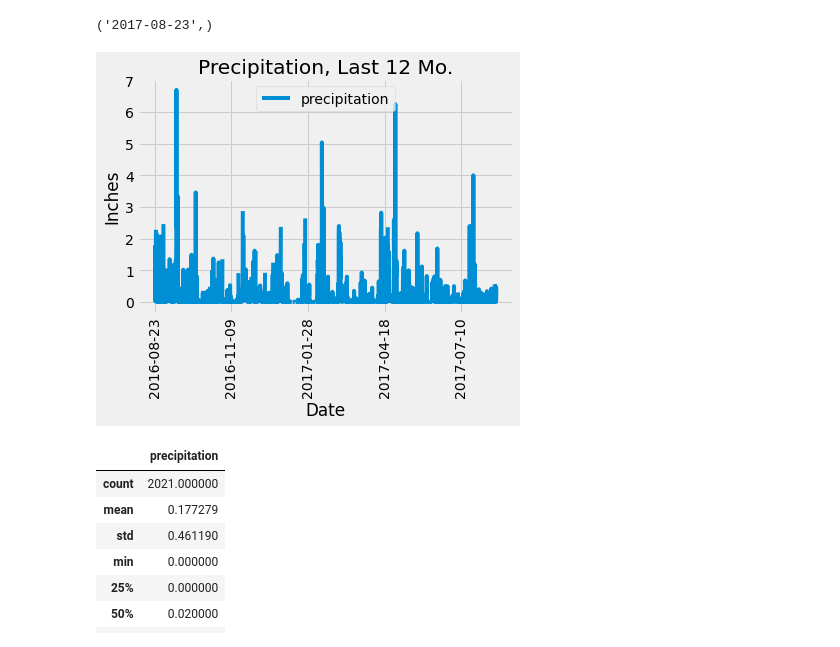
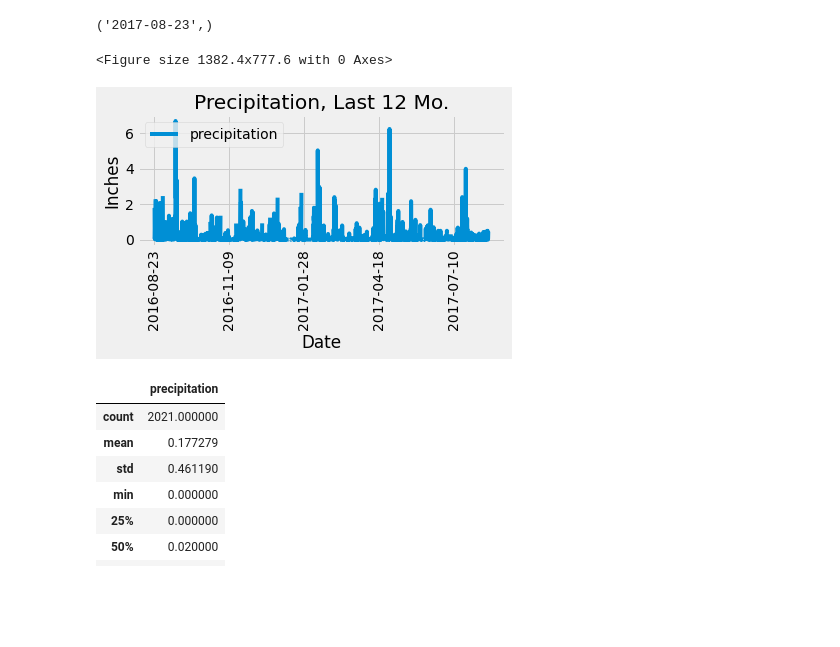
Before and after one commit to HendersonAlec2212/sqlalchemy-challenge, a Jupyter notebook: sqlalchemy-challenge.ipynb, the cells around one changed output. Cells and saved outputs as stored; diff of their text form; code cells hidden in the pictures; blank space fills up the shorter version.

```diff
--- a/sqlalchemy-challenge.ipynb
+++ b/sqlalchemy-challenge.ipynb
@@ -97,31 +97,36 @@ session.query(Measurement.date).order_by(Measurement.date.desc()).first()
 # %%
 # Design a query to retrieve the last 12 months of precipitation data and plot the results.
 # Starting from the most recent data point in the database.
 
 # Calculate the date one year from the last date in data set.
 
 year_ago = dt.date(2017,8,23) - dt.timedelta(days=365)
 
 # Perform a query to retrieve the data and precipitation scores
 data = session.query(Measurement.date, Measurement.prcp)\
     .filter(Measurement.date >= year_ago).all()
 # Save the query results as a Pandas DataFrame and set the index to the date column
 df = pd.DataFrame(data, columns=['date', 'precipitation'])
 
 # df = df.set_index(['date'])
 
 # Sort the dataframe by date
 df = df.sort_values('date')
 
 
 # Use Pandas Plotting with Matplotlib to plot the data
+
+
 df.plot(x='date', y='precipitation', rot=90)
 plt.xlabel('Date')
 plt.ylabel('Inches')
 plt.title('Precipitation, Last 12 Mo.')
+plt.tight_layout()
+# plt.savefig("output_data/Precipitation, last 12 mo.")
 plt.show()
 # %% [output]
+<Figure size 1382.4x777.6 with 0 Axes>
-[figure, old version]
+[figure, new version]
 # %%
 # Use Pandas to calcualte the summary statistics for the precipitation data
 df.describe()
```
Also changed, not shown: parts of 3 cells of this notebook, 4 other files.
